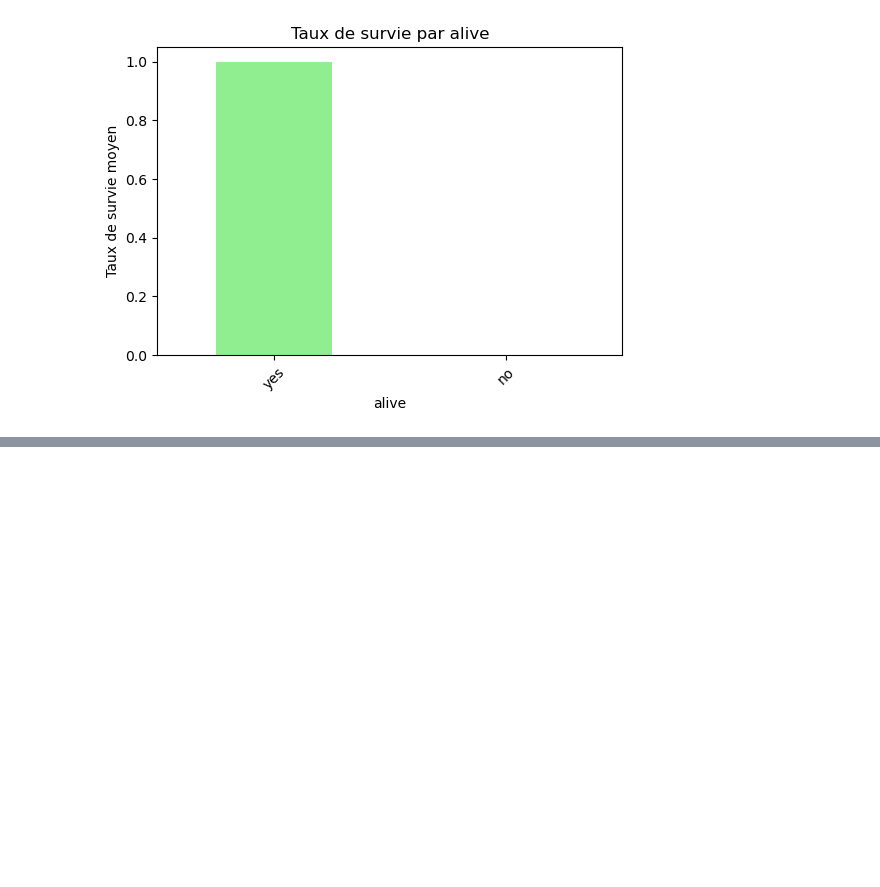
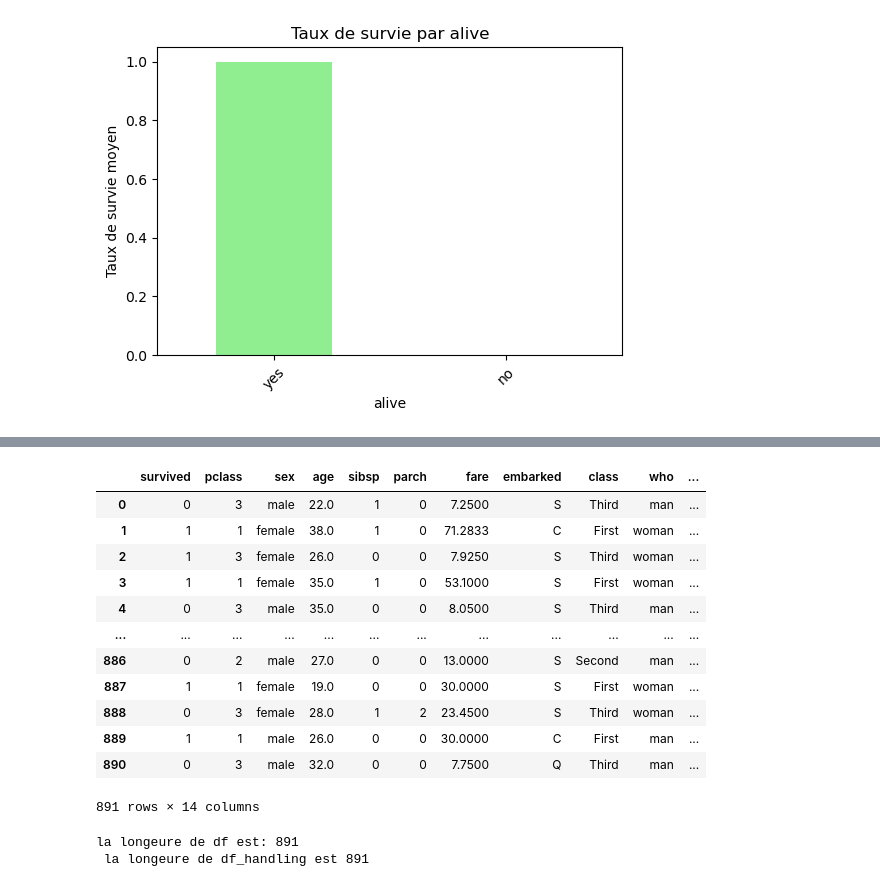
Before and after one commit to rekayahamzaoui-a11y/Project_Sales, a Jupyter notebook: projet5.ipynb, the cells around one changed output, grey strips where cells are left out. Saved outputs shown, nothing was run; the diff lists cells and outputs as text; code cells hidden in the pictures; blank space fills up the shorter version.

```diff
--- a/projet5.ipynb
+++ b/projet5.ipynb
@@ -251,0 +276,30 @@ Name: survived, dtype: float64
+# %%
+# Remplacer les NaN pour (age) par la médiane
+df_handling = df.copy()
+# Remplacer les NaN pour 'age' par la médiane
+df_handling['age'] = df_handling['age'].fillna(df_handling['age'].median())
+
+# Remplacer les NaN pour 'embarked' par la valeur la plus fréquente
+df_handling['embarked'] = df_handling['embarked'].fillna(df_handling['embarked'].mode()[0])
+
+# Supprimer la colonne 'deck' car trop de valeurs manquantes
+#en supprime toute la  colone car a boucoup de  valeur monquante
+df_handling.drop('deck', axis=1, inplace=True, errors='ignore')
+display(df_handling)
+print("la longeure de df est:",len(df),"\n la longeure de df_handling est",len(df_handling))
+# %% [output]
+|  | survived | pclass | sex | age | sibsp | parch | fare | embarked | class | who | ... |
+| 0 | 0 | 3 | male | 22.0 | 1 | 0 | 7.2500 | S | Third | man | ... |
+| 1 | 1 | 1 | female | 38.0 | 1 | 0 | 71.2833 | C | First | woman | ... |
+| 2 | 1 | 3 | female | 26.0 | 0 | 0 | 7.9250 | S | Third | woman | ... |
+| 3 | 1 | 1 | female | 35.0 | 1 | 0 | 53.1000 | S | First | woman | ... |
+| 4 | 0 | 3 | male | 35.0 | 0 | 0 | 8.0500 | S | Third | man | ... |
+| ... | ... | ... | ... | ... | ... | ... | ... | ... | ... | ... | ... |
+| 886 | 0 | 2 | male | 27.0 | 0 | 0 | 13.0000 | S | Second | man | ... |
+| 887 | 1 | 1 | female | 19.0 | 0 | 0 | 30.0000 | S | First | woman | ... |
+| 888 | 0 | 3 | female | 28.0 | 1 | 2 | 23.4500 | S | Third | woman | ... |
+| 889 | 1 | 1 | male | 26.0 | 0 | 0 | 30.0000 | C | First | man | ... |
+| 890 | 0 | 3 | male | 32.0 | 0 | 0 | 7.7500 | Q | Third | man | ... |
+891 rows × 14 columns
+la longeure de df est: 891
+ la longeure de df_handling est 891
```
Also changed, not shown: parts of 6 cells of this notebook.
